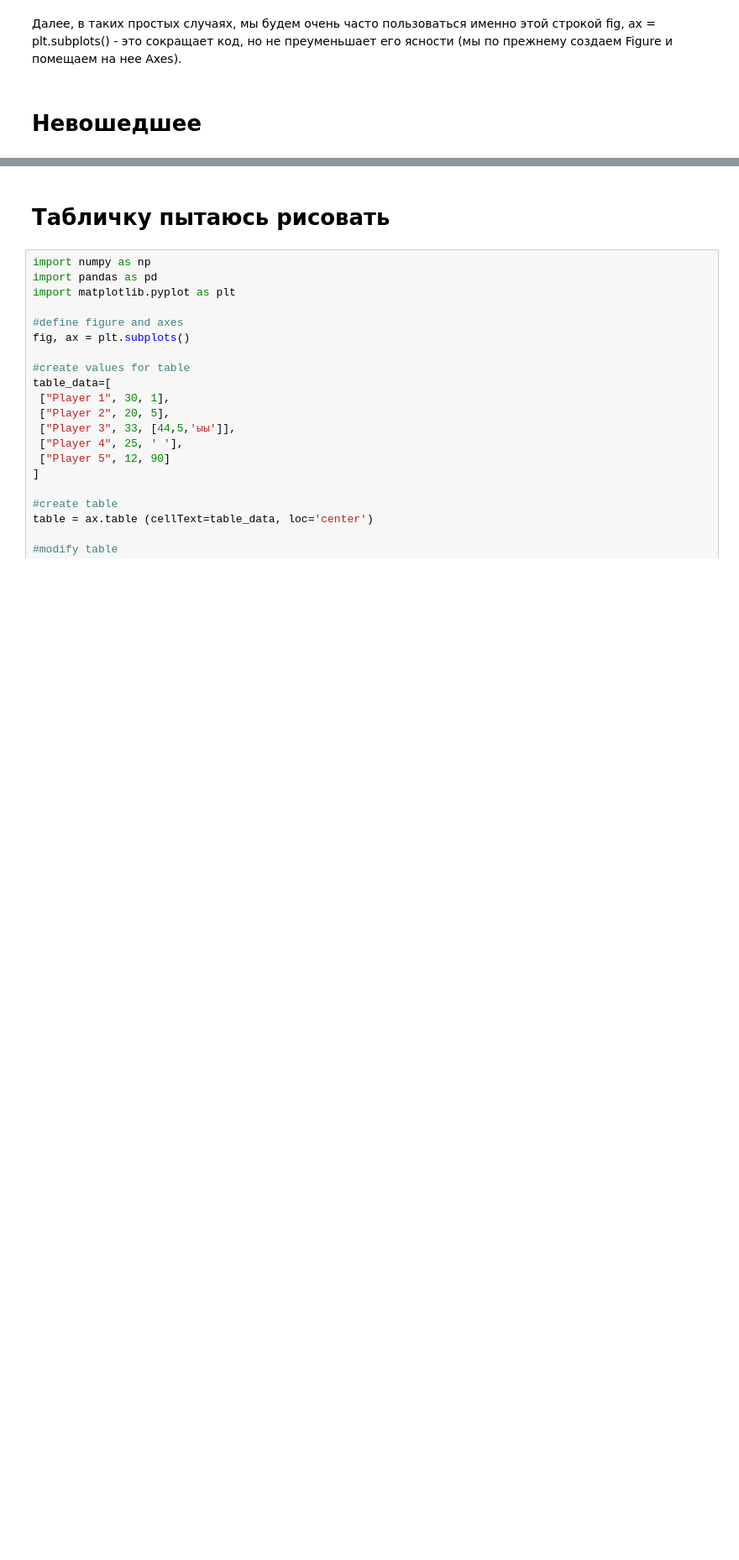
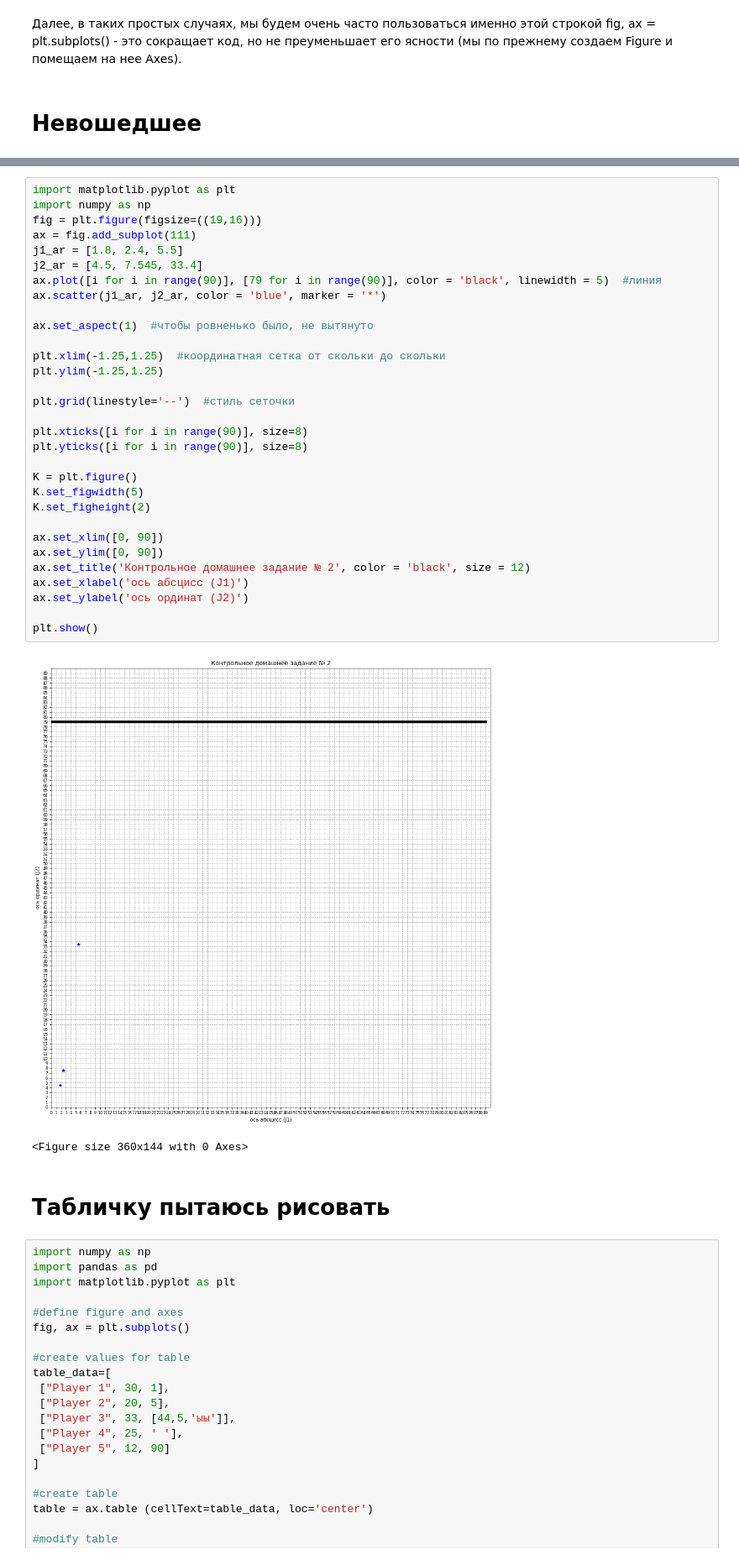
Before and after one commit to PolyanskayaP/FMMRAZ_6sem, a Jupyter notebook: prob_FMMRAZ.ipynb, the cells around one changed output, grey strips where cells are left out. Shown at 84% size. Saved outputs shown, nothing was run; the diff lists cells and outputs as text; blank space fills up the shorter version.

```diff
--- a/prob_FMMRAZ.ipynb
+++ b/prob_FMMRAZ.ipynb
@@ -251,3 +303,37 @@ plt.show()
+# %%
+import matplotlib.pyplot as plt
+import numpy as np
+fig = plt.figure(figsize=((19,16)))
+ax = fig.add_subplot(111)
+j1_ar = [1.8, 2.4, 5.5]
+j2_ar = [4.5, 7.545, 33.4]
+ax.plot([i for i in range(90)], [79 for i in range(90)], color = 'black', linewidth = 5)  #линия
+ax.scatter(j1_ar, j2_ar, color = 'blue', marker = '*')
+
+ax.set_aspect(1)  #чтобы ровненько было, не вытянуто
+
+plt.xlim(-1.25,1.25)  #координатная сетка от скольки до скольки
+plt.ylim(-1.25,1.25)
+
+plt.grid(linestyle='--')  #стиль сеточки
+
+plt.xticks([i for i in range(90)], size=8)
+plt.yticks([i for i in range(90)], size=8)
+
+K = plt.figure()
+K.set_figwidth(5)
+K.set_figheight(2)
+
+ax.set_xlim([0, 90])
+ax.set_ylim([0, 90])
+ax.set_title('Контрольное домашнее задание № 2', color = 'black', size = 12)
+ax.set_xlabel('ось абcцисc (J1)')
+ax.set_ylabel('ось ординат (J2)')
+
+plt.show()
+# %% [output]
+[figure, added]
+<Figure size 360x144 with 0 Axes>
 # %% [markdown]
 # Табличку пытаюсь рисовать
 # %%
```
Also changed, not shown: parts of 13 cells of this notebook.
